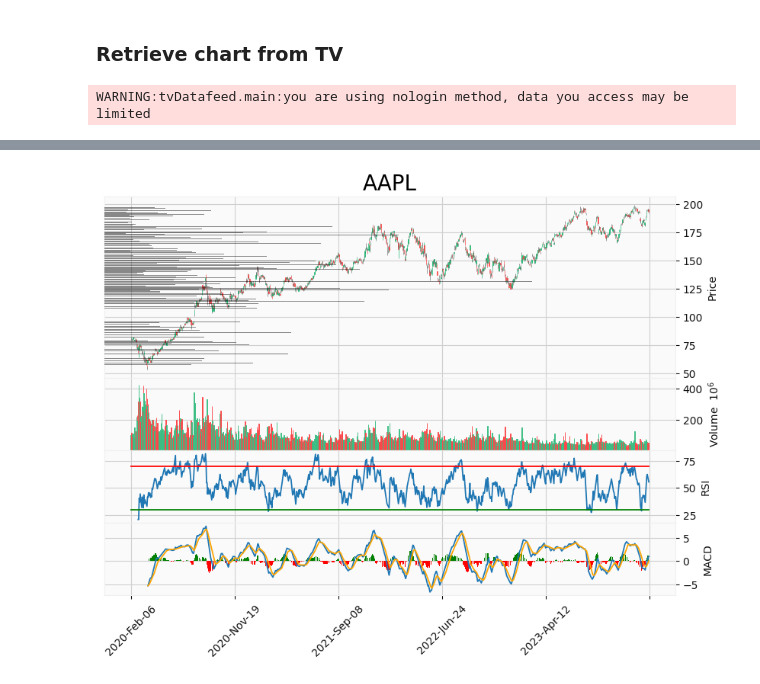
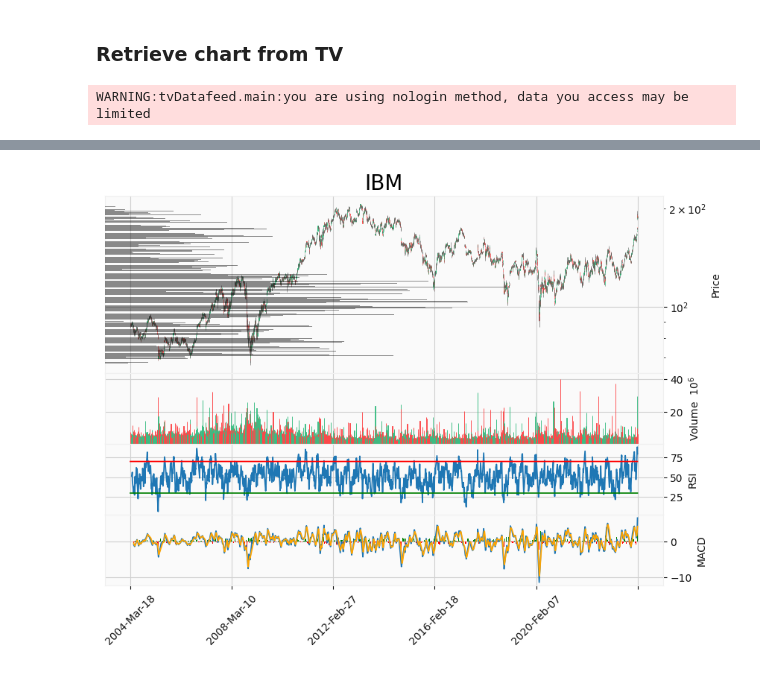
Before and after one commit to 97gamjak/stockMarket, a Jupyter notebook: notebooks/technicalAnalysis.ipynb, the cells around one changed output, grey strips where cells are left out. Cells and saved outputs as stored; diff of their text form; code cells hidden in the pictures.

```diff
--- a/notebooks/technicalAnalysis.ipynb
+++ b/notebooks/technicalAnalysis.ipynb
@@ -12,11 +12,10 @@ if module_path not in sys.path:
 # %%
 from stockMarket.core import Technicals
 
-contract = Technicals(ticker="AAPL")
-contract.init_pricing_data()
-print(contract.pricing_data)
+contract = Technicals(ticker="IBM")
+contract.init_pricing_data(n_bars=5000)
 rsi = contract.rsi()
 macd = contract.macd()
-contract.plot(rsi=rsi, macd=macd)
+contract.plot(rsi=rsi, macd=macd, logarithmic_scale="log")
 # %% [output]
 WARNING:tvDatafeed.main:you are using nologin method, data you access may be limited
@@ -38,3 +22,3 @@ datetime
-[figure, old version]
+[figure, new version]
 # %%
 from stockMarket.core import Technicals
```
Also changed, not shown: parts of 2 cells of this notebook, 5 other files.
